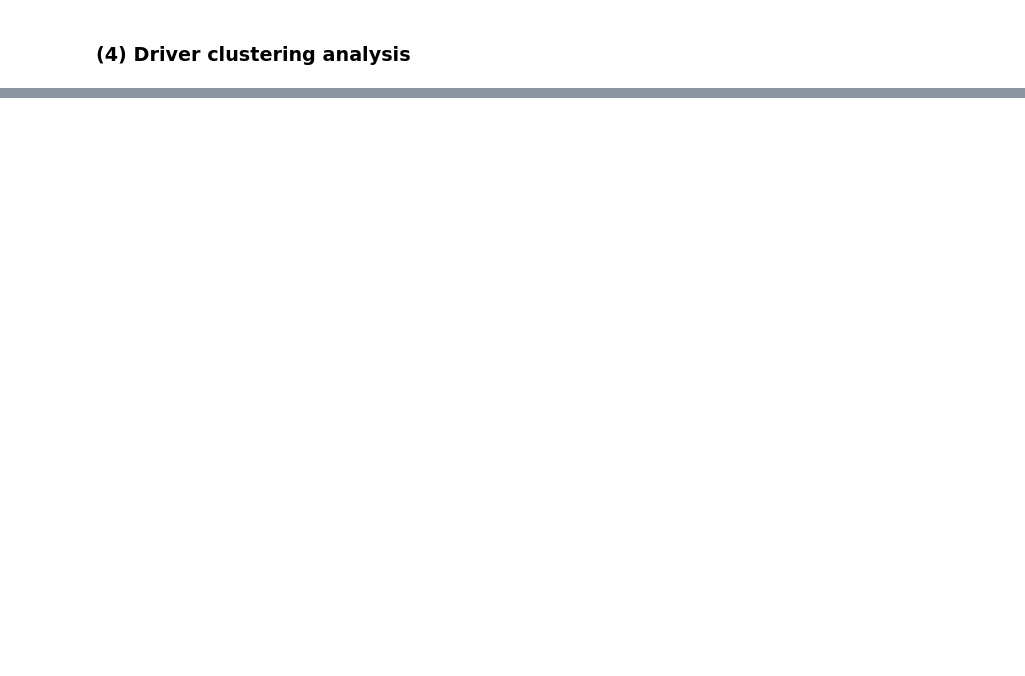
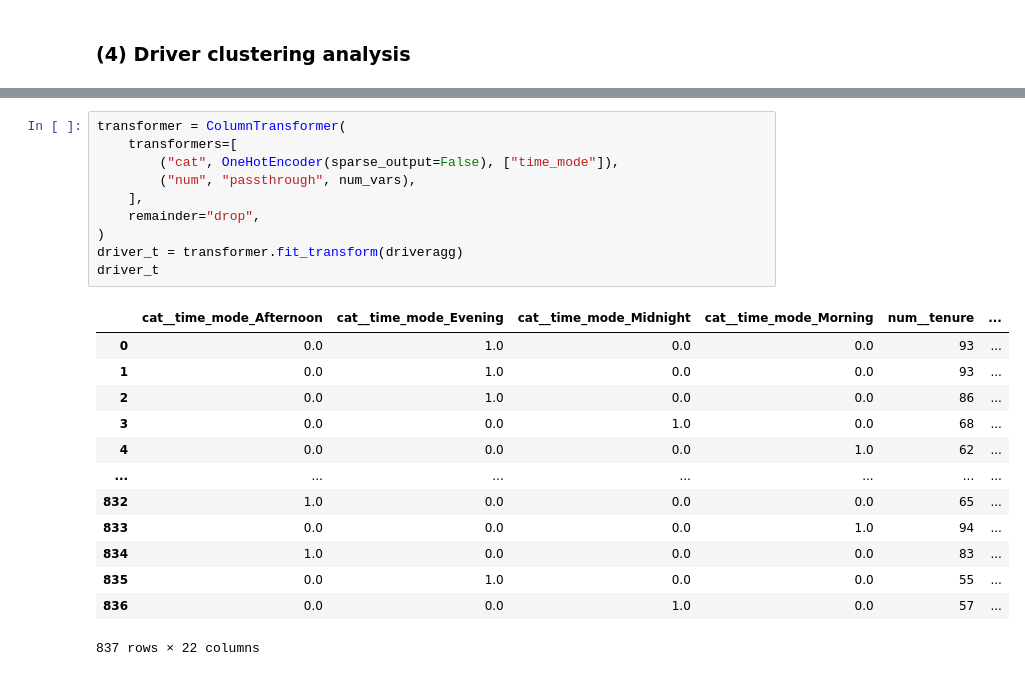
Before and after one commit to J-ZW-Wang/ss_data_project, a Jupyter notebook: Lyft_Driver_Lifetime_Value/Driver_Lifetime_Value.ipynb, the cells around one changed output, grey strips where cells are left out. Saved outputs shown, nothing was run; the diff lists cells and outputs as text; blank space fills up the shorter version.

```diff
--- a/Lyft_Driver_Lifetime_Value/Driver_Lifetime_Value.ipynb
+++ b/Lyft_Driver_Lifetime_Value/Driver_Lifetime_Value.ipynb
@@ -259,0 +295,24 @@ sns.stripplot(driveragg, x="time_mode", y="total_fare", ax=ax[1, 2])
+# %%
+transformer = ColumnTransformer(
+    transformers=[
+        ("cat", OneHotEncoder(sparse_output=False), ["time_mode"]),
+        ("num", "passthrough", num_vars),
+    ],
+    remainder="drop",
+)
+driver_t = transformer.fit_transform(driveragg)
+driver_t
+# %% [output]
+|  | cat__time_mode_Afternoon | cat__time_mode_Evening | cat__time_mode_Midnight | cat__time_mode_Morning | num__tenure | ... |
+| 0 | 0.0 | 1.0 | 0.0 | 0.0 | 93 | ... |
+| 1 | 0.0 | 1.0 | 0.0 | 0.0 | 93 | ... |
+| 2 | 0.0 | 1.0 | 0.0 | 0.0 | 86 | ... |
+| 3 | 0.0 | 0.0 | 1.0 | 0.0 | 68 | ... |
+| 4 | 0.0 | 0.0 | 0.0 | 1.0 | 62 | ... |
+| ... | ... | ... | ... | ... | ... | ... |
+| 832 | 1.0 | 0.0 | 0.0 | 0.0 | 65 | ... |
+| 833 | 0.0 | 0.0 | 0.0 | 1.0 | 94 | ... |
+| 834 | 1.0 | 0.0 | 0.0 | 0.0 | 83 | ... |
+| 835 | 0.0 | 1.0 | 0.0 | 0.0 | 55 | ... |
+| 836 | 0.0 | 0.0 | 1.0 | 0.0 | 57 | ... |
+837 rows × 22 columns
```
Also changed, not shown: parts of 11 cells of this notebook.
